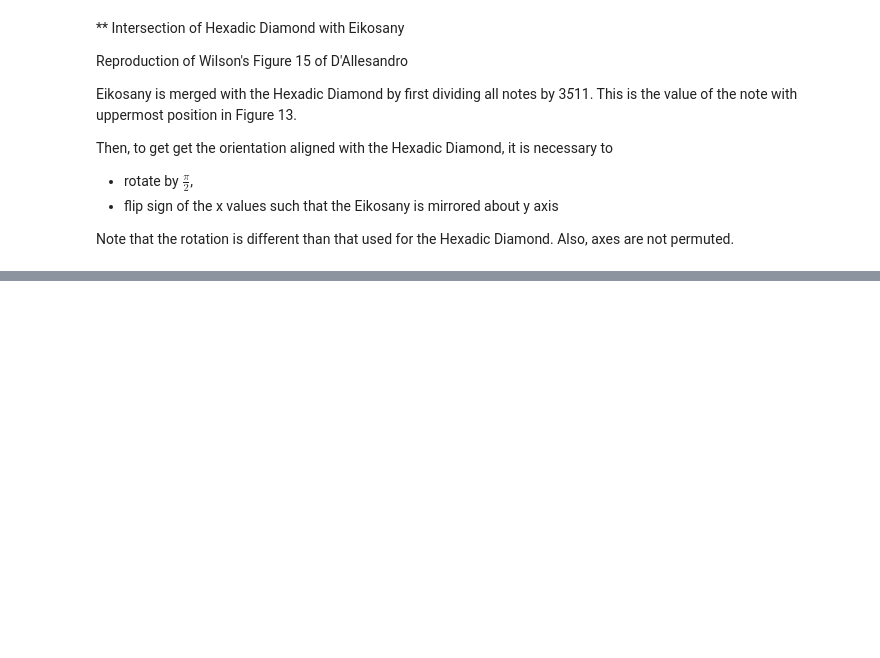
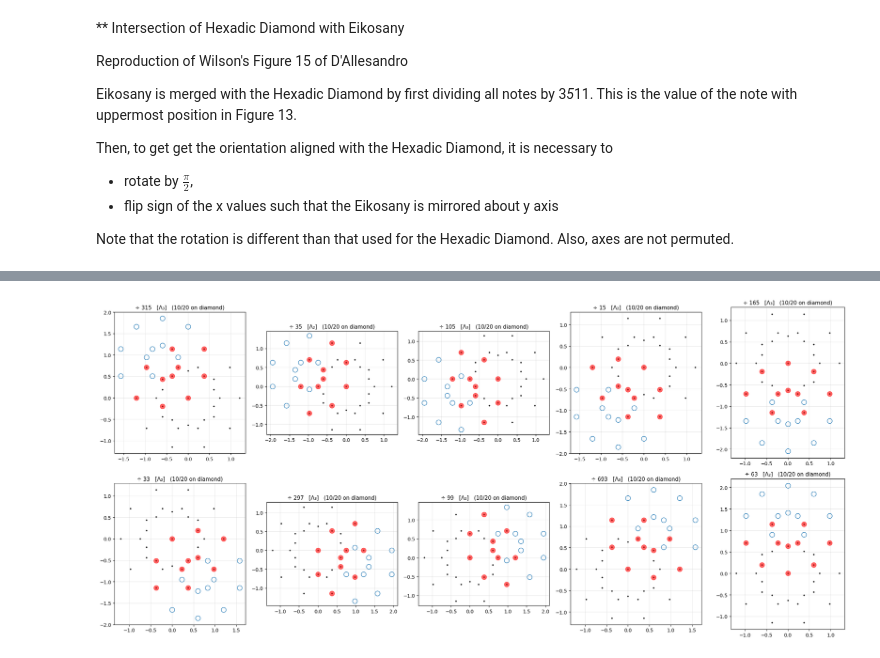
Before and after one commit to armandjbeaudoin/JI_tiling, a Jupyter notebook: notebooks/hexadicDiamond.ipynb, the cells around one changed output, grey strips where cells are left out. Saved outputs shown, nothing was run; the diff lists cells and outputs as text; code cells hidden in the pictures; blank space fills up the shorter version.

```diff
--- a/notebooks/hexadicDiamond.ipynb
+++ b/notebooks/hexadicDiamond.ipynb
@@ -285,0 +304,44 @@ plt.show()
+# %%
+# Plot the 10 variants in a 2x5 grid.
+# Each subplot: Hexadic Diamond skeleton (black dots) + translated Eikosany.
+# Filled red markers = Eikosany points coincident with diamond points.
+
+# 5D lookup of the 31 diamond points
+diamond_5D = {tuple(int(x) for x in pt): i for i, pt in enumerate(pts5_)}
+
+# Diamond 2D coords (same rotation as cell that plots the Hexadic Diamond)
+xD_ = -xy_[:, 1]
+yD_ = xy_[:,  0]
+
+fig, axes = plt.subplots(2, 5, figsize=(22, 10))
+
+for ax, idx in zip(axes.flat, outer_idx):
+    shift_5D = eiko_6[idx, 1:]
+    divisor  = eiko_ratio(eiko_6[idx])
+
+    # Translated Eikosany in 5D, then project
+    eiko_5D_var = eiko_6[:, 1:] - shift_5D
+    xy_var = (p @ eiko_5D_var.T).T
+    xE_ = -xy_var[:, 1]
+    yE_ = xy_var[:,  0]
+
+    on_diamond = np.array([tuple(v) in diamond_5D for v in eiko_5D_var.tolist()])
+
+    ax.plot(xD_, yD_, 'k.', markersize=4, zorder=1)
+    ax.plot(xE_[~on_diamond], yE_[~on_diamond], 'o',
+            markerfacecolor='none', markeredgecolor='C0',
+            markersize=10, zorder=2)
+    ax.plot(xE_[on_diamond], yE_[on_diamond], 'o',
+            markerfacecolor='red', markeredgecolor='red',
+            markersize=10, alpha=0.6, zorder=3)
+
+    kind = 'Λ₂' if eiko_6[idx, 0] == 1 else 'Λ₃'
+    ax.set_title(f'÷ {divisor}   [{kind}]   ({int(on_diamond.sum())}/20 on diamond)',
+                 fontsize=11)
+    ax.set_aspect('equal')
+    ax.grid(True, alpha=0.3)
+
+plt.tight_layout()
+plt.show()
+# %% [output]
+[figure, added]
```
Also changed, not shown: parts of 5 cells of this notebook, 2 other files.
